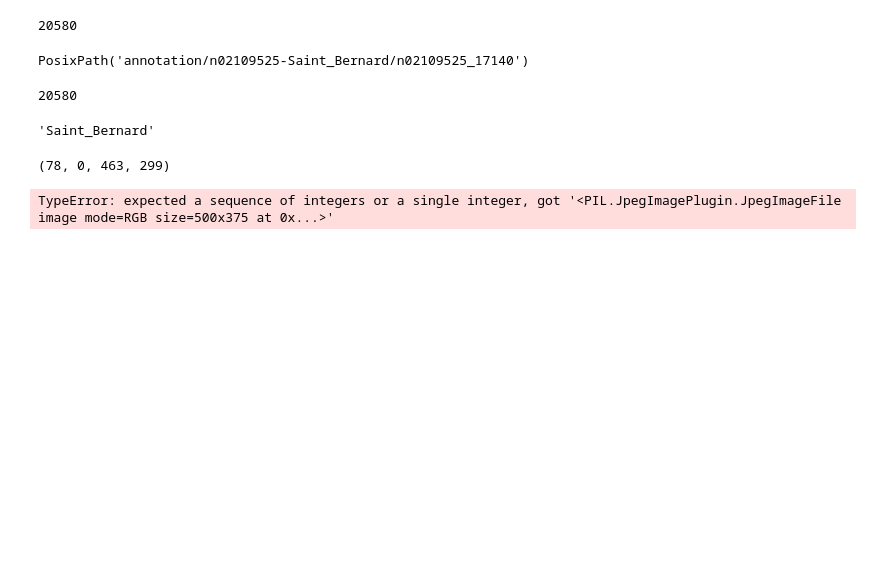
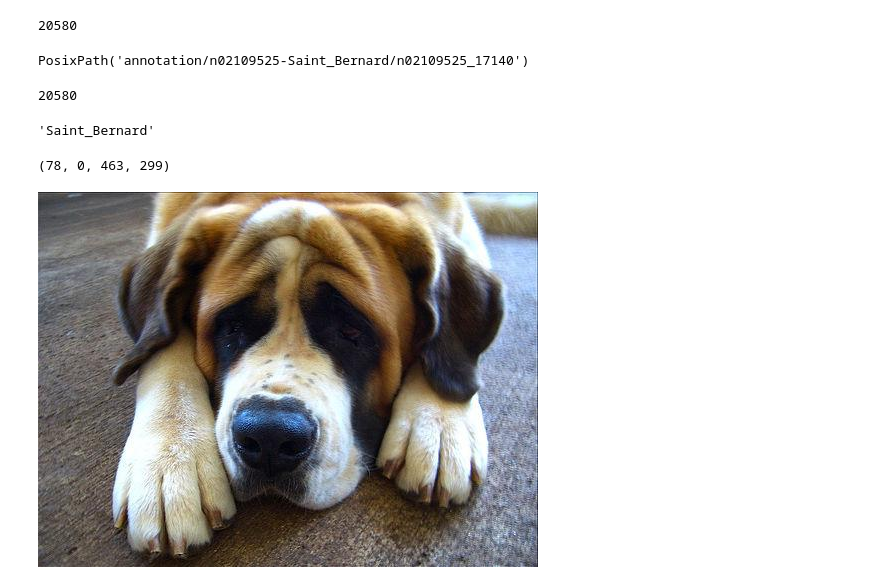
Before and after one commit to kirisakow/oc-dogs-cv-dl, a Jupyter notebook: ISAKOV_Kiril_1_notebook_prétraitement_032026.ipynb, the cells around one changed output. Drawn from its saved outputs; the diff is of its cells as text; code cells hidden in the pictures; blank space fills up the shorter version.

```diff
--- a/ISAKOV_Kiril_1_notebook_prétraitement_032026.ipynb
+++ b/ISAKOV_Kiril_1_notebook_prétraitement_032026.ipynb
@@ -62,8 +66,6 @@ display(
 (78, 0, 463, 299)
 # %%
 img = Image.open(img_file_paths[0])
-display(
-    np.ndarray(img).shape,
-)
+img
 # %% [output]
-TypeError: expected a sequence of integers or a single integer, got '<PIL.JpegImagePlugin.JpegImageFile image mode=RGB size=500x375 at 0x...>'
+[figure, added]
```
Also changed, not shown: parts of 8 cells of this notebook, 1 other file.
